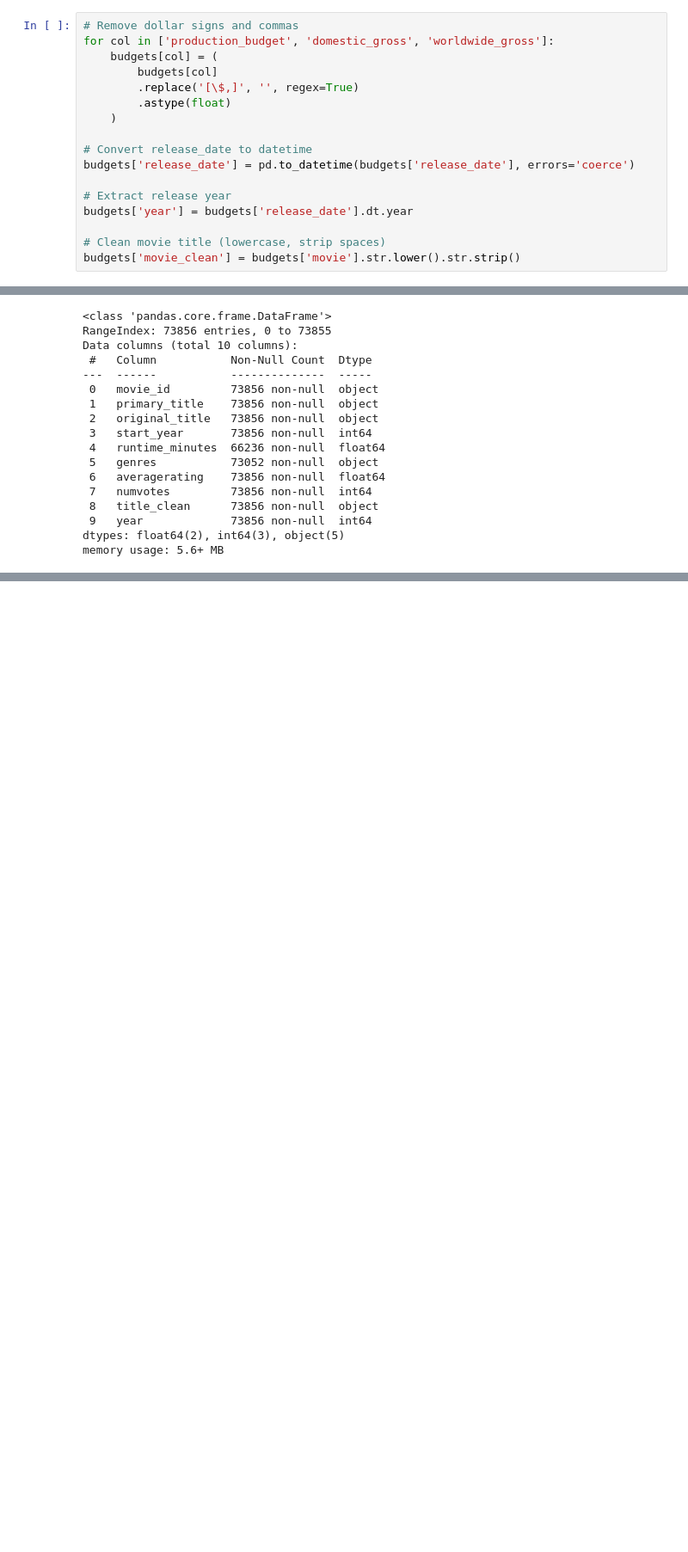
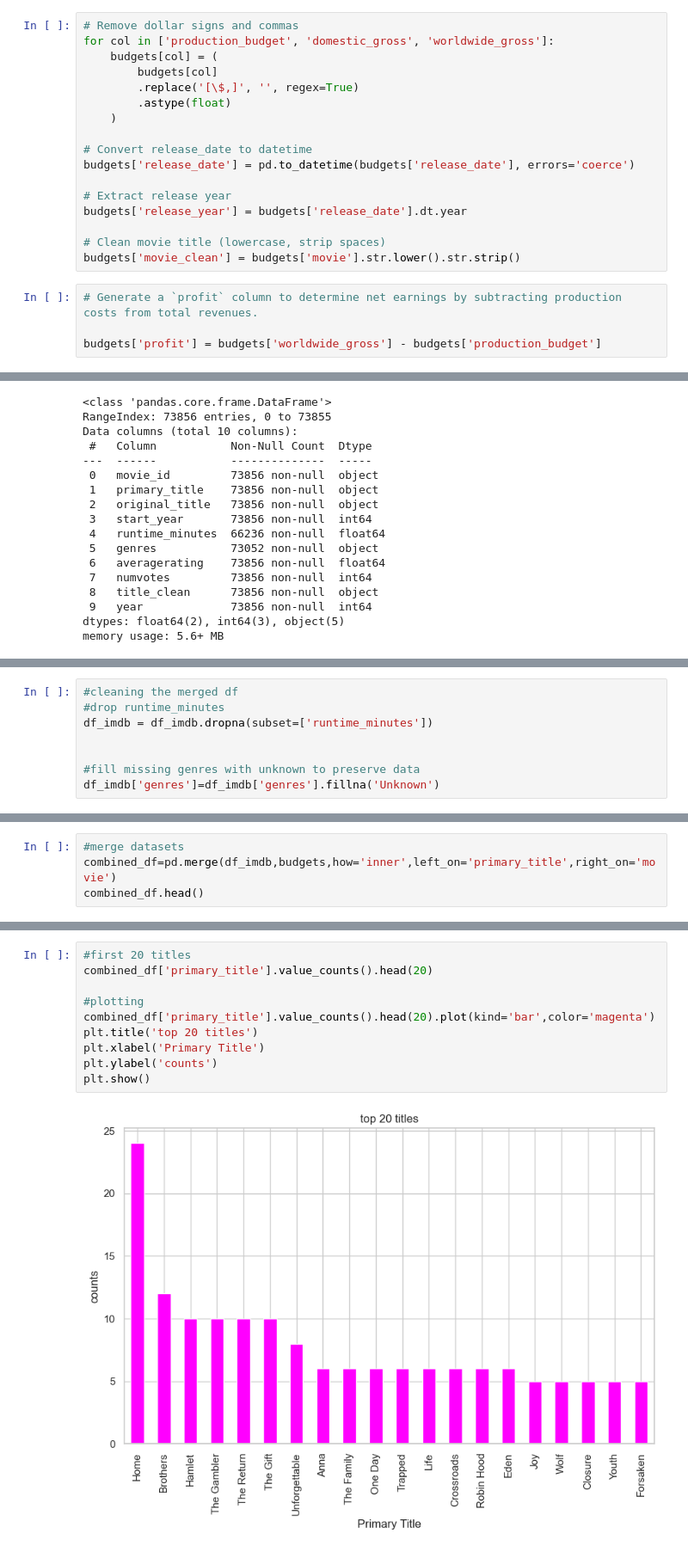
Before and after one commit to lorenaterah/Phase-2-project-G3, a Jupyter notebook: Notebooks/sharonk.ipynb, the cells around one changed output, grey strips where cells are left out. Shown at 86% size. Cells and saved outputs as stored; diff of their text form; blank space fills up the shorter version.

Commit message:
tried visualizing

```diff
--- a/Notebooks/sharonk.ipynb
+++ b/Notebooks/sharonk.ipynb
@@ -201,7 +201,11 @@ for col in ['production_budget', 'domestic_gross', 'worldwide_gross']:
 budgets['release_date'] = pd.to_datetime(budgets['release_date'], errors='coerce')
 
 # Extract release year
-budgets['year'] = budgets['release_date'].dt.year
+budgets['release_year'] = budgets['release_date'].dt.year
 
 # Clean movie title (lowercase, strip spaces)
 budgets['movie_clean'] = budgets['movie'].str.lower().str.strip()
+# %%
+# Generate a `profit` column to determine net earnings by subtracting production costs from total revenues.
+
+budgets['profit'] = budgets['worldwide_gross'] - budgets['production_budget']
@@ -339,0 +355,8 @@ dtype: int64
+# %%
+#cleaning the merged df
+#drop runtime_minutes
+df_imdb = df_imdb.dropna(subset=['runtime_minutes'])
+
+
+#fill missing genres with unknown to preserve data
+df_imdb['genres']=df_imdb['genres'].fillna('Unknown')
@@ -339,0 +395,4 @@ dtype: int64
+# %%
+#merge datasets
+combined_df=pd.merge(df_imdb,budgets,how='inner',left_on='primary_title',right_on='movie')
+combined_df.head()
@@ -339,0 +453,12 @@ dtype: int64
+# %%
+#first 20 titles
+combined_df['primary_title'].value_counts().head(20)
+
+#plotting
+combined_df['primary_title'].value_counts().head(20).plot(kind='bar',color='magenta')
+plt.title('top 20 titles')
+plt.xlabel('Primary Title')
+plt.ylabel('counts')
+plt.show()
+# %% [output]
+[figure, added]
```
Also changed, not shown: parts of 20 cells of this notebook.
